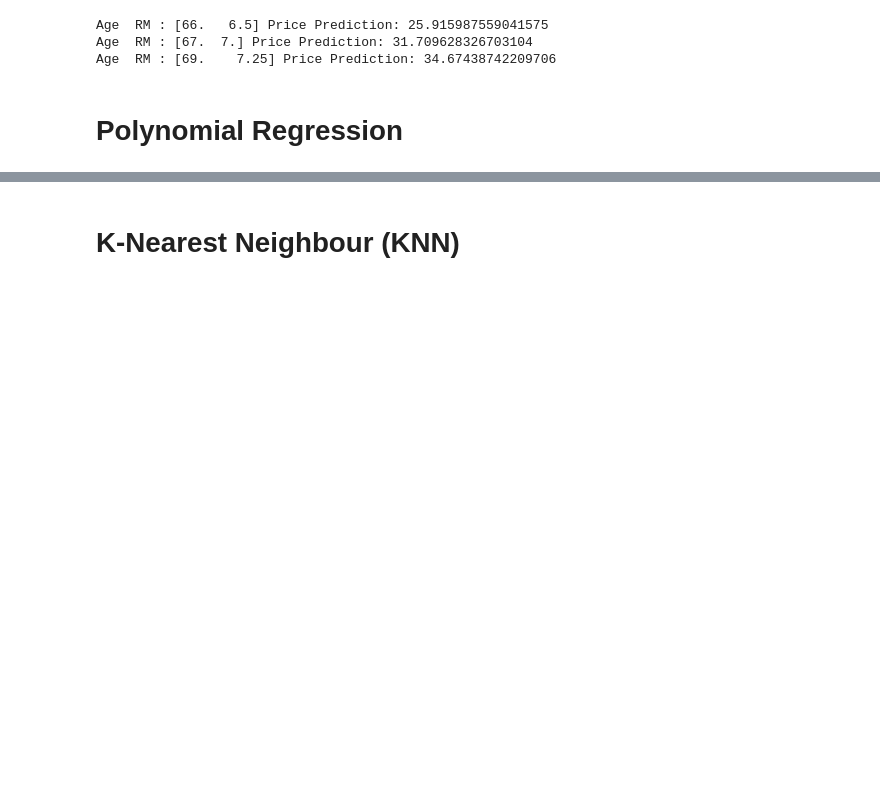
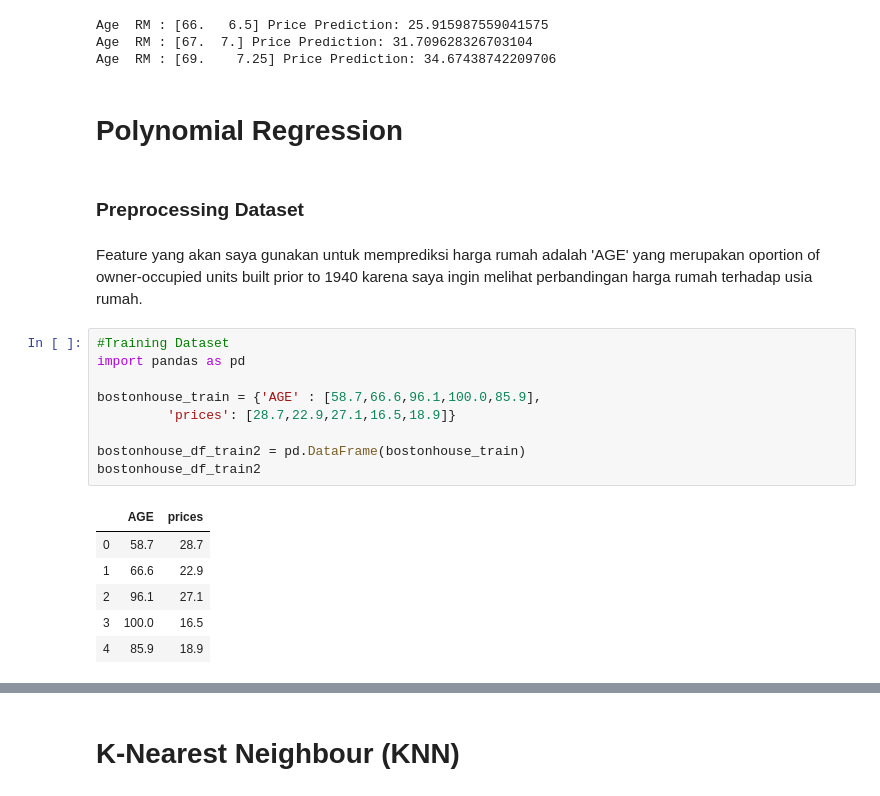
Before and after one commit to Herrscher-of-Freedom/Data-Science, a Jupyter notebook: UTS.ipynb, the cells around one changed output, grey strips where cells are left out. Cells and saved outputs as stored; diff of their text form; blank space fills up the shorter version.

```diff
--- a/UTS.ipynb
+++ b/UTS.ipynb
@@ -437,3 +437,23 @@ Age  RM : [67.  7.] Price Prediction: 31.709628326703104
 Age  RM : [69.    7.25] Price Prediction: 34.67438742209706
 # %% [markdown]
 # Polynomial Regression
+# %% [markdown]
+### Preprocessing Dataset
+# %% [markdown]
+Feature yang akan saya gunakan untuk memprediksi harga rumah adalah 'AGE' yang merupakan oportion of owner-occupied units built prior to 1940 karena saya ingin melihat perbandingan harga rumah terhadap usia rumah.
+# %%
+#Training Dataset
+import pandas as pd
+
+bostonhouse_train = {'AGE' : [58.7,66.6,96.1,100.0,85.9],
+         'prices': [28.7,22.9,27.1,16.5,18.9]}
+
+bostonhouse_df_train2 = pd.DataFrame(bostonhouse_train)
+bostonhouse_df_train2
+# %% [output]
+|  | AGE | prices |
+| 0 | 58.7 | 28.7 |
+| 1 | 66.6 | 22.9 |
+| 2 | 96.1 | 27.1 |
+| 3 | 100.0 | 16.5 |
+| 4 | 85.9 | 18.9 |
```
Also changed, not shown: parts of 20 cells of this notebook.
